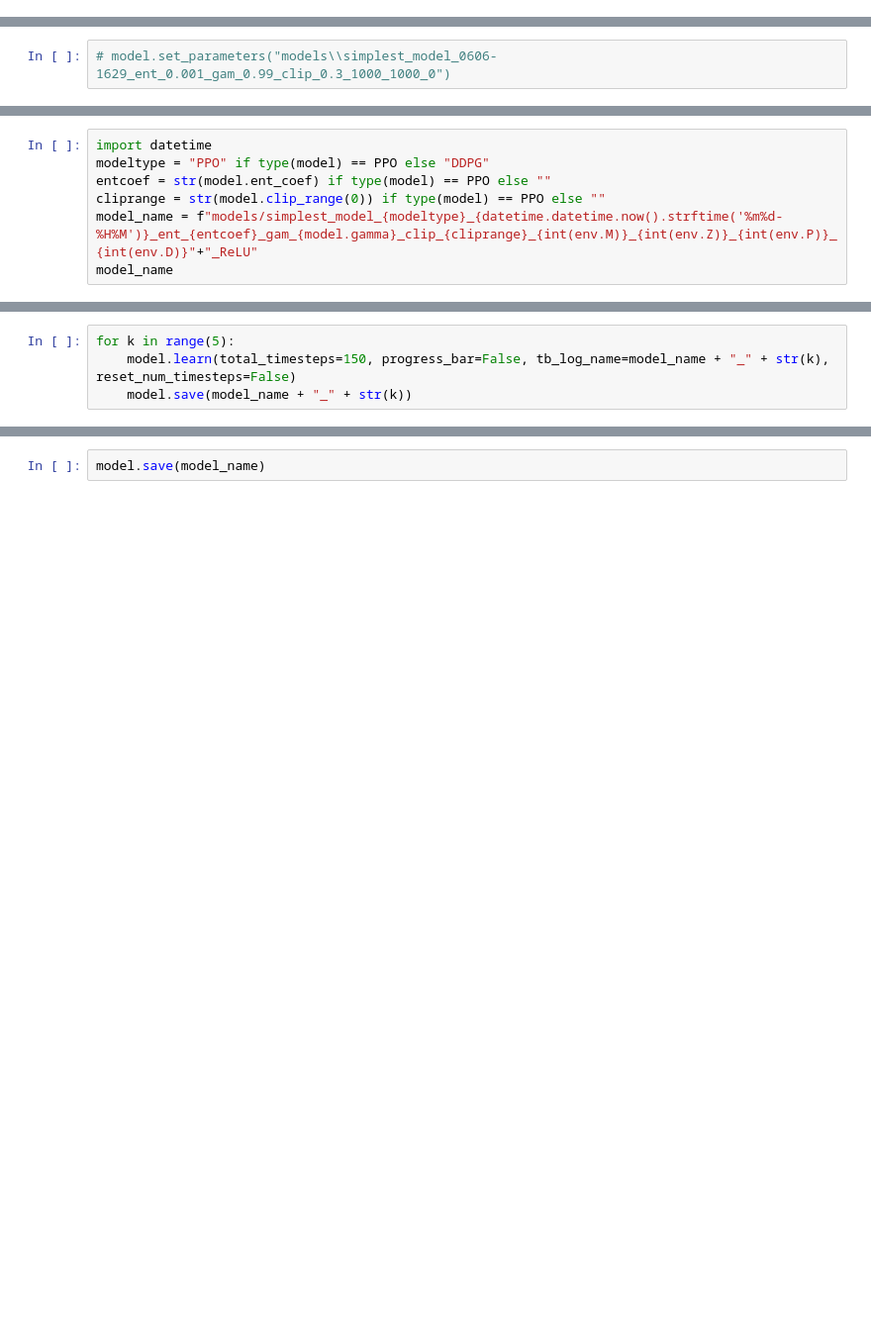
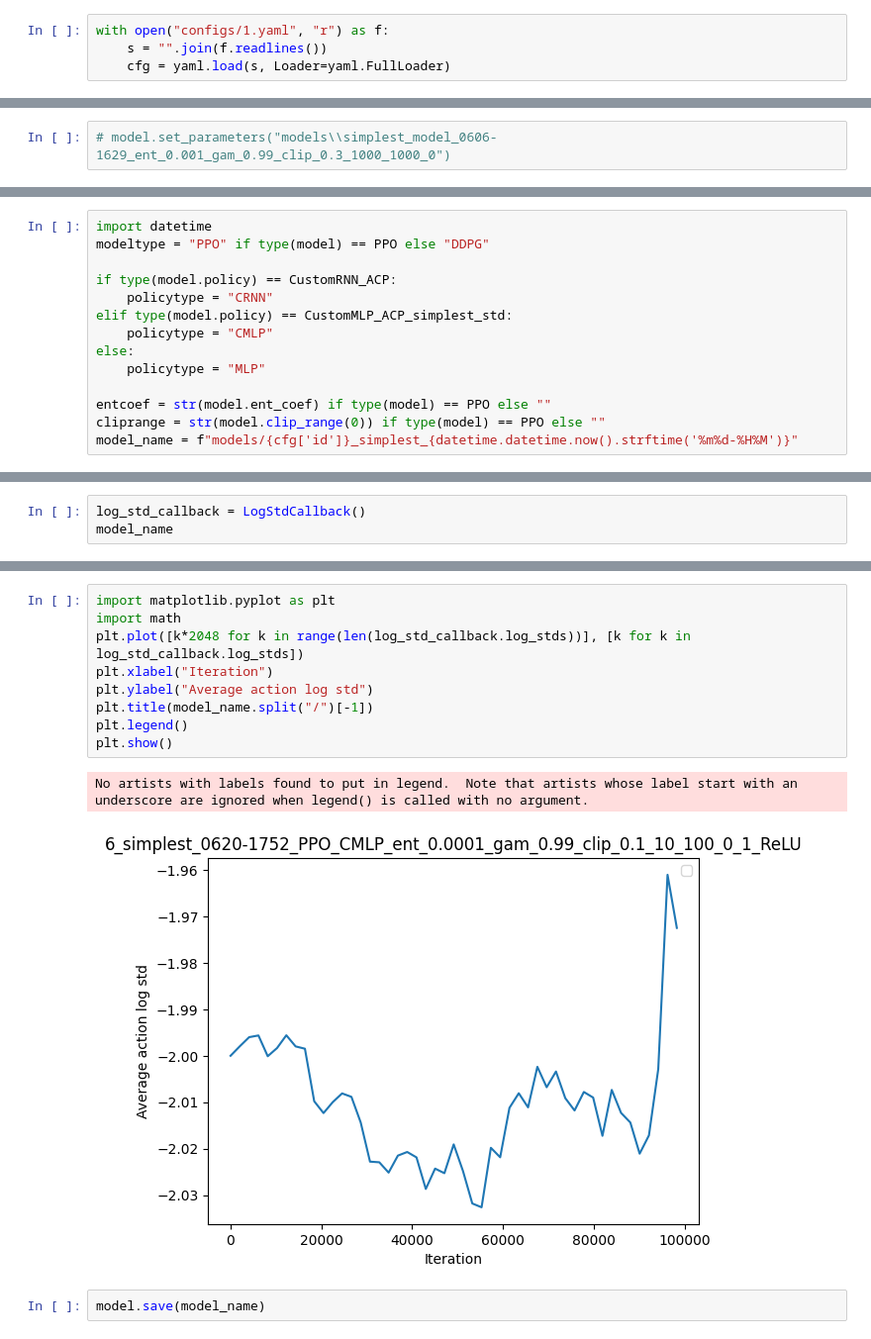
Before and after one commit to adamelyoumi/BlendingRL, a Jupyter notebook: tests_simplest.ipynb, the cells around one changed output, grey strips where cells are left out. Shown: that part at 99% size. Cells and saved outputs as stored; diff of their text form; blank space fills up the shorter version.

```diff
--- a/tests_simplest.ipynb
+++ b/tests_simplest.ipynb
@@ -73,2 +78,6 @@ warnings.filterwarnings("ignore")
+# %%
+with open("configs/1.yaml", "r") as f:
+    s = "".join(f.readlines())
+    cfg = yaml.load(s, Loader=yaml.FullLoader)
 # %% [markdown]
 ![image info](simplest.png)
@@ -184,7 +189,14 @@ Box(0.0, 50.0, (17,), float32)
 # %%
 import datetime
 modeltype = "PPO" if type(model) == PPO else "DDPG"
+
+if type(model.policy) == CustomRNN_ACP:
+    policytype = "CRNN"
+elif type(model.policy) == CustomMLP_ACP_simplest_std:
+    policytype = "CMLP"
+else:
+    policytype = "MLP"
+
 entcoef = str(model.ent_coef) if type(model) == PPO else ""
 cliprange = str(model.clip_range(0)) if type(model) == PPO else ""
-model_name = f"models/simplest_model_{modeltype}_{datetime.datetime.now().strftime('%m%d-%H%M')}_ent_{entcoef}_gam_{model.gamma}_clip_{cliprange}_{int(env.M)}_{int(env.Z)}_{int(env.P)}_{int(env.D)}"+"_ReLU"
-model_name
+model_name = f"models/{cfg['id']}_simplest_{datetime.datetime.now().strftime('%m%d-%H%M')}"
@@ -213,4 +202,0 @@ TD3Policy(
-# %%
-for k in range(5):
-    model.learn(total_timesteps=150, progress_bar=False, tb_log_name=model_name + "_" + str(k), reset_num_timesteps=False)
-    model.save(model_name + "_" + str(k))
@@ -220,0 +242,3 @@ model_name
+# %%
+log_std_callback = LogStdCallback()
+model_name
@@ -221,2 +274,14 @@ model_name
+# %%
+import matplotlib.pyplot as plt
+import math
+plt.plot([k*2048 for k in range(len(log_std_callback.log_stds))], [k for k in log_std_callback.log_stds])
+plt.xlabel("Iteration")
+plt.ylabel("Average action log std")
+plt.title(model_name.split("/")[-1])
+plt.legend()
+plt.show()
+# %% [output]
+No artists with labels found to put in legend.  Note that artists whose label start with an underscore are ignored when legend() is called with no argument.
+[figure, added]
 # %%
 model.save(model_name)
```
Also changed, not shown: parts of 42 cells of this notebook, 17 other files.
